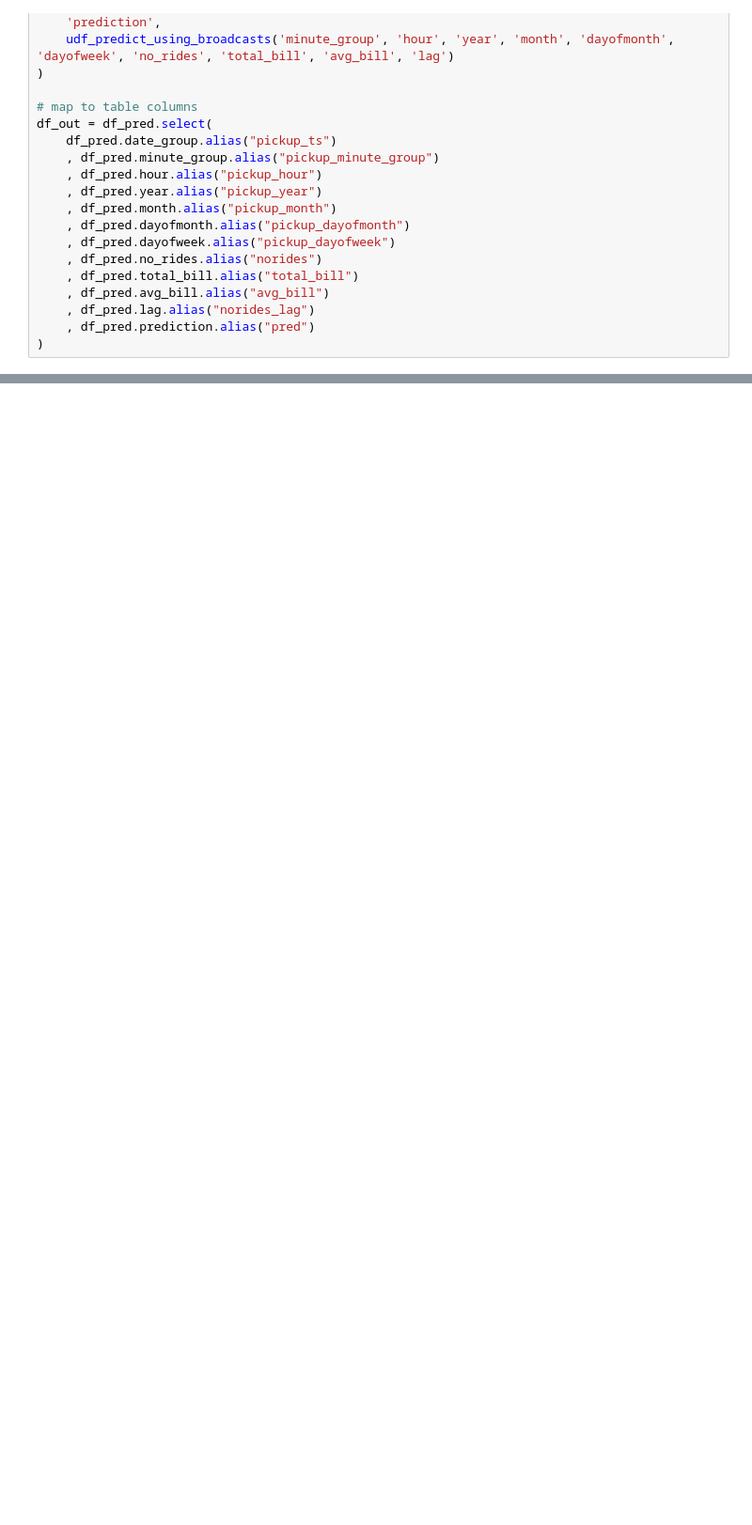
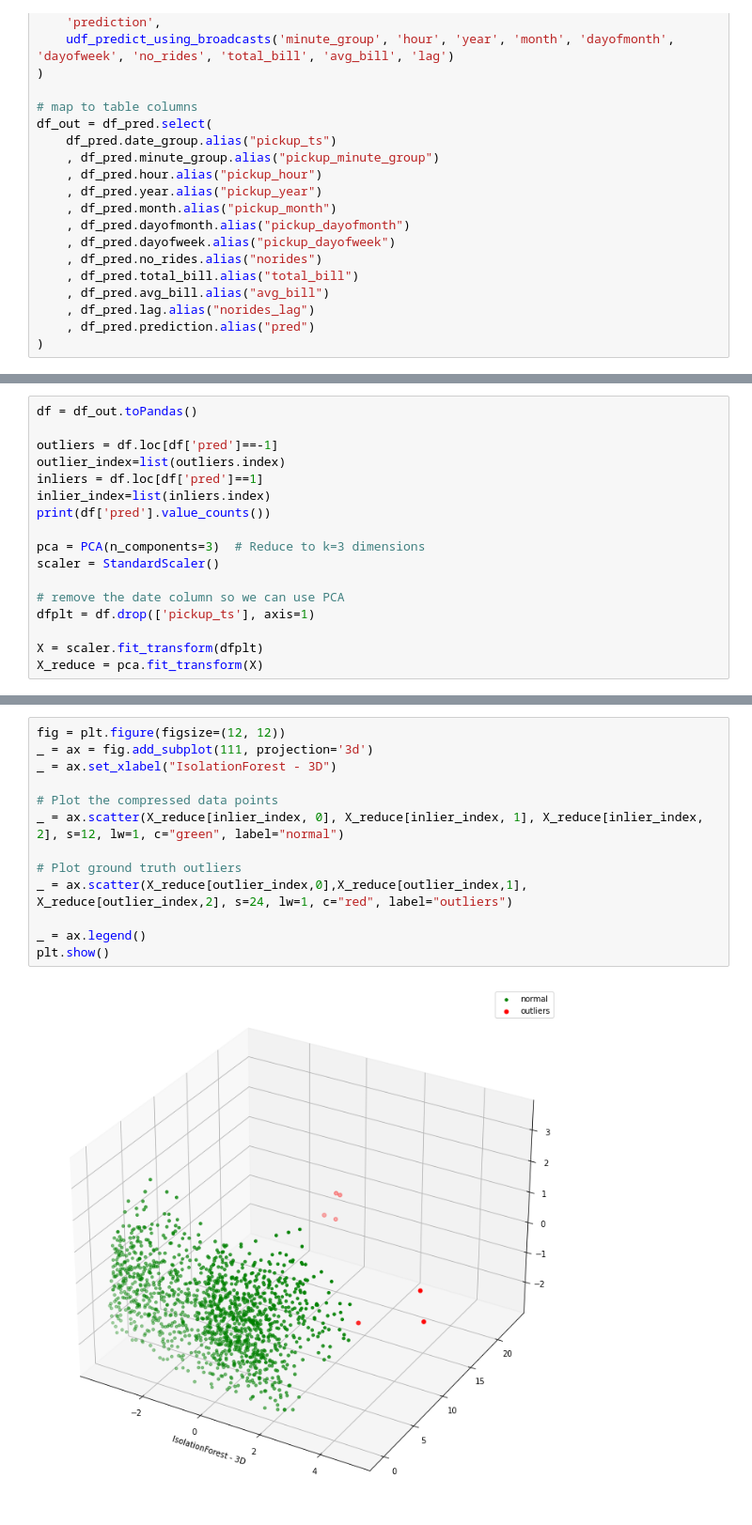
Before and after one commit to stackabletech/stackablectl, a Jupyter notebook: stacks/jupyterhub-hdfs/notebook.ipynb, the cells around one changed output, grey strips where cells are left out. Shown at 94% size. Cells and saved outputs as stored; diff of their text form; blank space fills up the shorter version.

Commit message:
added plots

```diff
--- a/stacks/jupyterhub-hdfs/notebook.ipynb
+++ b/stacks/jupyterhub-hdfs/notebook.ipynb
@@ -147,0 +157,17 @@ total_bill = df_out.select("total_bill").toPandas()
+# %%
+df = df_out.toPandas()
+
+outliers = df.loc[df['pred']==-1]
+outlier_index=list(outliers.index)
+inliers = df.loc[df['pred']==1]
+inlier_index=list(inliers.index)
+print(df['pred'].value_counts())
+
+pca = PCA(n_components=3)  # Reduce to k=3 dimensions
+scaler = StandardScaler()
+
+# remove the date column so we can use PCA
+dfplt = df.drop(['pickup_ts'], axis=1)
+
+X = scaler.fit_transform(dfplt)
+X_reduce = pca.fit_transform(X)
@@ -147,0 +181,15 @@ total_bill = df_out.select("total_bill").toPandas()
+# %%
+fig = plt.figure(figsize=(12, 12))
+_ = ax = fig.add_subplot(111, projection='3d')
+_ = ax.set_xlabel("IsolationForest - 3D")
+
+# Plot the compressed data points
+_ = ax.scatter(X_reduce[inlier_index, 0], X_reduce[inlier_index, 1], X_reduce[inlier_index, 2], s=12, lw=1, c="green", label="normal")
+
+# Plot ground truth outliers
+_ = ax.scatter(X_reduce[outlier_index,0],X_reduce[outlier_index,1], X_reduce[outlier_index,2], s=24, lw=1, c="red", label="outliers")
+
+_ = ax.legend()
+plt.show()
+# %% [output]
+[figure, added]
```
Also changed, not shown: parts of 12 cells of this notebook, 1 other file.
